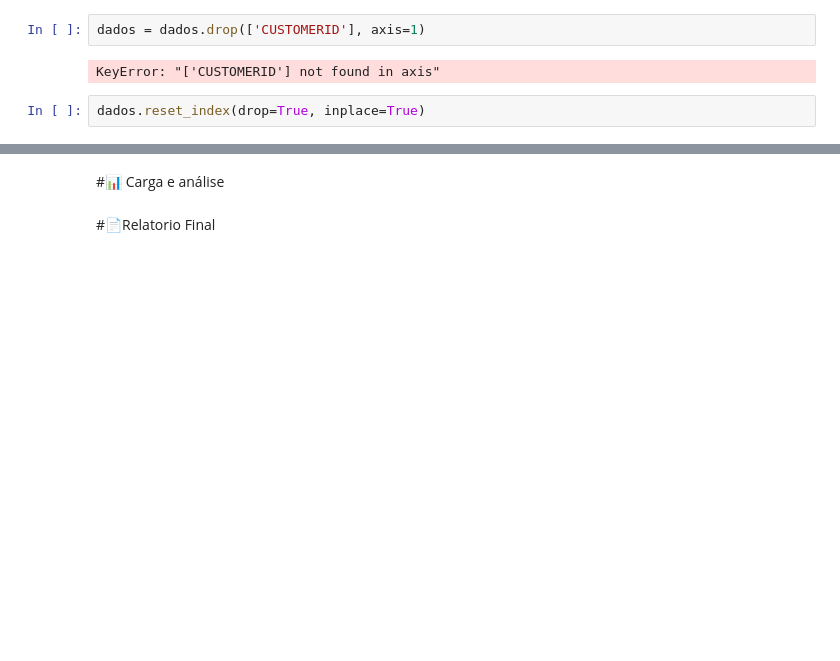
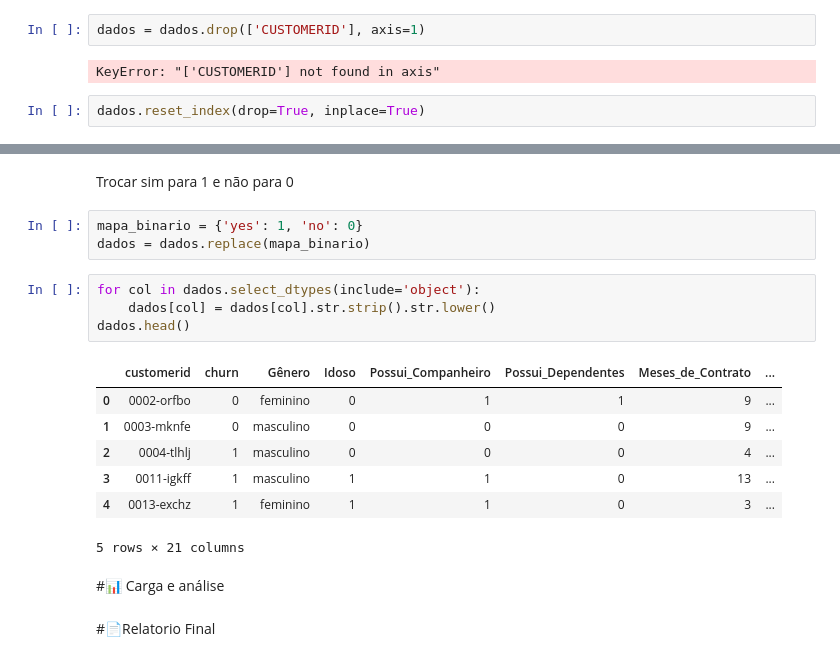
Before and after one commit to isadoramelo95/Challenge_Telecomx, a Jupyter notebook: TelecomX_BR.ipynb, the cells around one changed output, grey strips where cells are left out. Drawn from its saved outputs; the diff is of its cells as text; blank space fills up the shorter version.

```diff
--- a/TelecomX_BR.ipynb
+++ b/TelecomX_BR.ipynb
@@ -262,3 +327,20 @@ dados_normalizados.head(10)
+# %% [markdown]
+Trocar sim para 1 e não para 0
+# %%
+mapa_binario = {'yes': 1, 'no': 0}
+dados = dados.replace(mapa_binario)
+# %%
+for col in dados.select_dtypes(include='object'):
+    dados[col] = dados[col].str.strip().str.lower()
+dados.head()
+# %% [output]
+|  | customerid | churn | Gênero | Idoso | Possui_Companheiro | Possui_Dependentes | Meses_de_Contrato | ... |
+| 0 | 0002-orfbo | 0 | feminino | 0 | 1 | 1 | 9 | ... |
+| 1 | 0003-mknfe | 0 | masculino | 0 | 0 | 0 | 9 | ... |
+| 2 | 0004-tlhlj | 1 | masculino | 0 | 0 | 0 | 4 | ... |
+| 3 | 0011-igkff | 1 | masculino | 1 | 1 | 0 | 13 | ... |
+| 4 | 0013-exchz | 1 | feminino | 1 | 1 | 0 | 3 | ... |
+5 rows × 21 columns
 # %% [markdown]
 #📊 Carga e análise
 # %% [markdown]
```
Also changed, not shown: parts of 11 cells of this notebook.
